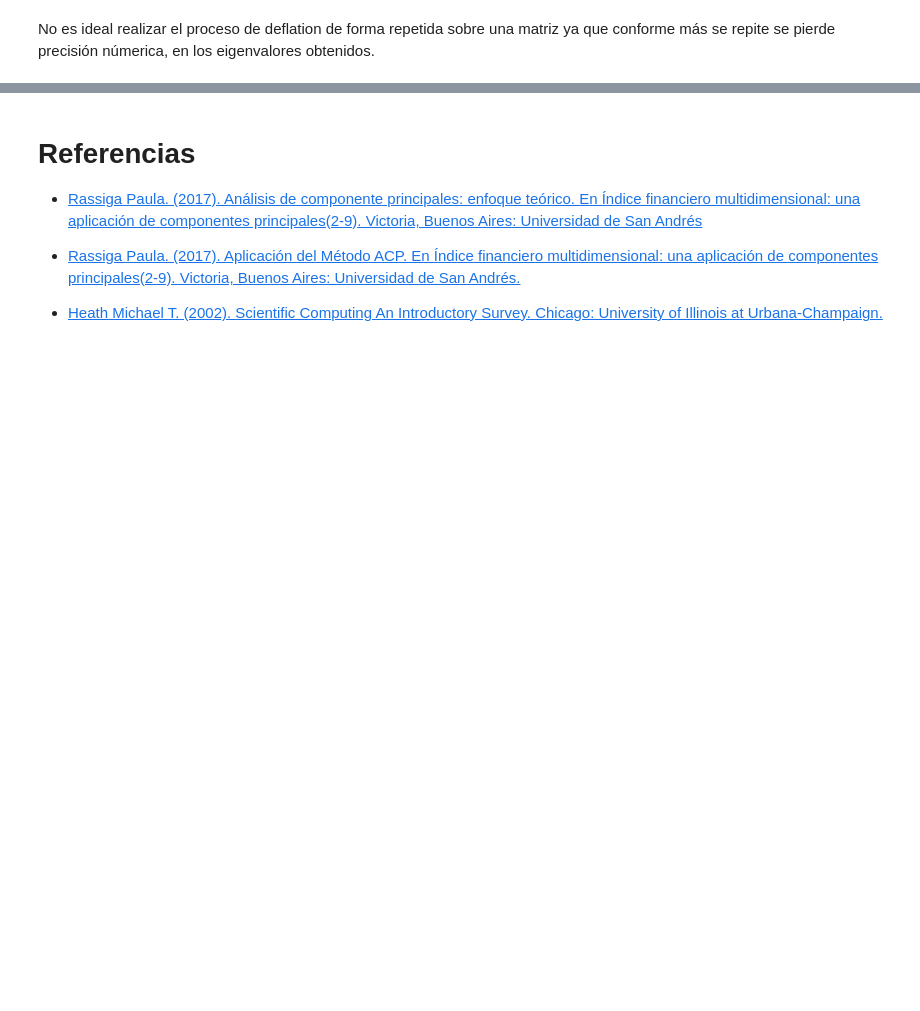
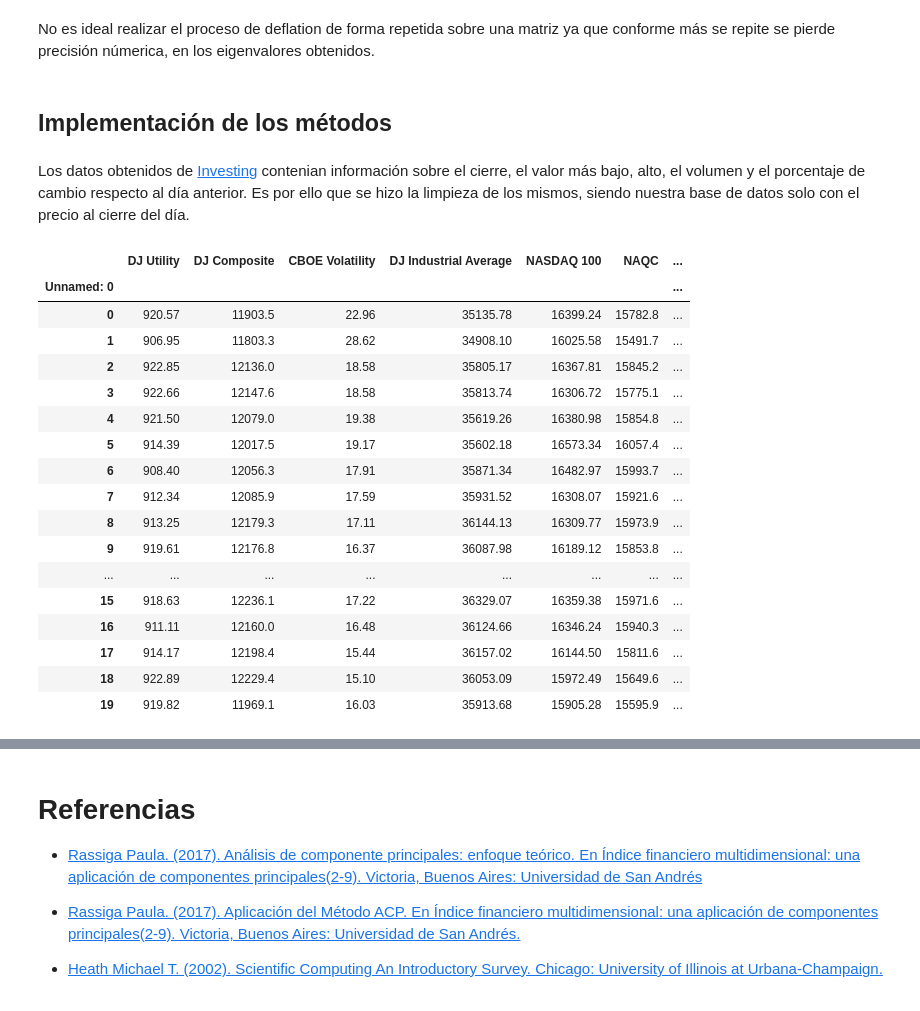
Before and after one commit to kennyldc/proyecto_final_opt21_eq8, a Jupyter notebook: trabajo_final_equipo_8.ipynb, the cells around one changed output, grey strips where cells are left out. Saved outputs shown, nothing was run; the diff lists cells and outputs as text; code cells hidden in the pictures; blank space fills up the shorter version.

```diff
--- a/trabajo_final_equipo_8.ipynb
+++ b/trabajo_final_equipo_8.ipynb
@@ -60,3 +60,45 @@ Sea $u_1$ cualquier vector tal que $u_1^Tx_1=\lambda_1.$. Entonces la matriz gen
 - $u_1 = A^T e_k $ si $x_1$ normalizado es $||x_1||\infty=1$ y el $k$-esimo componente de $x_1$ es igual a $1$.
 # %% [markdown]
 No es ideal realizar el proceso de deflation de forma repetida sobre una matriz ya que conforme más se repite se pierde precisión númerica, en los eigenvalores obtenidos.
+# %% [markdown]
+## Implementación de los métodos
+# %% [markdown]
+Los datos obtenidos de [Investing](https://www.investing.com) contenian información sobre el cierre, el valor más bajo, alto, el volumen y el porcentaje de cambio respecto al día anterior. Es por ello que se hizo la limpieza de los mismos, siendo nuestra base de datos solo con el precio al cierre del día.
+# %%
+{
+    "tags": [
+        "hide-input",
+    ]
+}
+
+import numpy as np
+import matplotlib.pyplot as plt
+import pandas as pd
+from decimal import *
+import math
+from funciones import approx_eigval_max,approx_eigval_min_1, componente
+from funciones import lectura_graficas,normalizar,graficas_sin_normalizar,graficas_normalizadas,graficas_PCA
+
+indices=lectura_graficas('Data/indices.csv')
+indices.set_index("Unnamed: 0",inplace=True)
+
+indices.head(20)
+# %% [output]
+|  | DJ Utility | DJ Composite | CBOE Volatility | DJ Industrial Average | NASDAQ 100 | NAQC | ... |
+| Unnamed: 0 |  |  |  |  |  |  | ... |
+| 0 | 920.57 | 11903.5 | 22.96 | 35135.78 | 16399.24 | 15782.8 | ... |
+| 1 | 906.95 | 11803.3 | 28.62 | 34908.10 | 16025.58 | 15491.7 | ... |
+| 2 | 922.85 | 12136.0 | 18.58 | 35805.17 | 16367.81 | 15845.2 | ... |
+| 3 | 922.66 | 12147.6 | 18.58 | 35813.74 | 16306.72 | 15775.1 | ... |
+| 4 | 921.50 | 12079.0 | 19.38 | 35619.26 | 16380.98 | 15854.8 | ... |
+| 5 | 914.39 | 12017.5 | 19.17 | 35602.18 | 16573.34 | 16057.4 | ... |
+| 6 | 908.40 | 12056.3 | 17.91 | 35871.34 | 16482.97 | 15993.7 | ... |
+| 7 | 912.34 | 12085.9 | 17.59 | 35931.52 | 16308.07 | 15921.6 | ... |
+| 8 | 913.25 | 12179.3 | 17.11 | 36144.13 | 16309.77 | 15973.9 | ... |
+| 9 | 919.61 | 12176.8 | 16.37 | 36087.98 | 16189.12 | 15853.8 | ... |
+| ... | ... | ... | ... | ... | ... | ... | ... |
+| 15 | 918.63 | 12236.1 | 17.22 | 36329.07 | 16359.38 | 15971.6 | ... |
+| 16 | 911.11 | 12160.0 | 16.48 | 36124.66 | 16346.24 | 15940.3 | ... |
+| 17 | 914.17 | 12198.4 | 15.44 | 36157.02 | 16144.50 | 15811.6 | ... |
+| 18 | 922.89 | 12229.4 | 15.10 | 36053.09 | 15972.49 | 15649.6 | ... |
+| 19 | 919.82 | 11969.1 | 16.03 | 35913.68 | 15905.28 | 15595.9 | ... |
```
Also changed, not shown: parts of 1 cell of this notebook.
